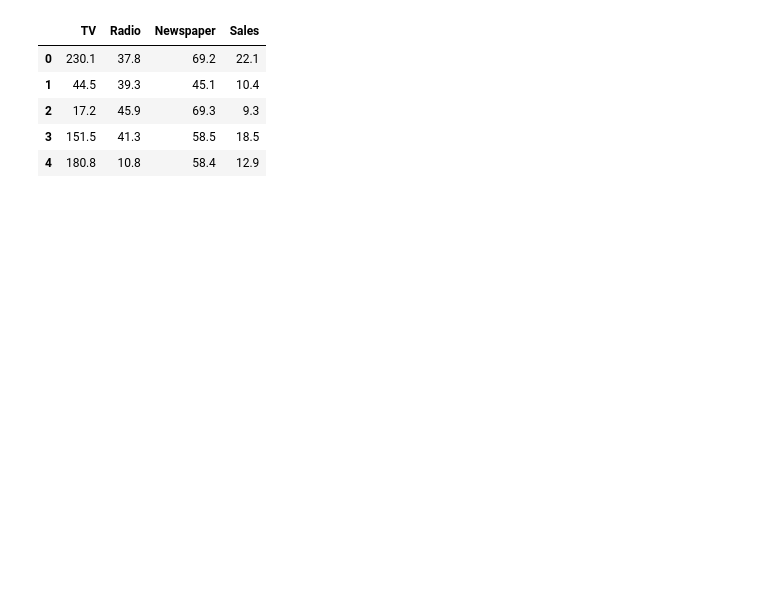
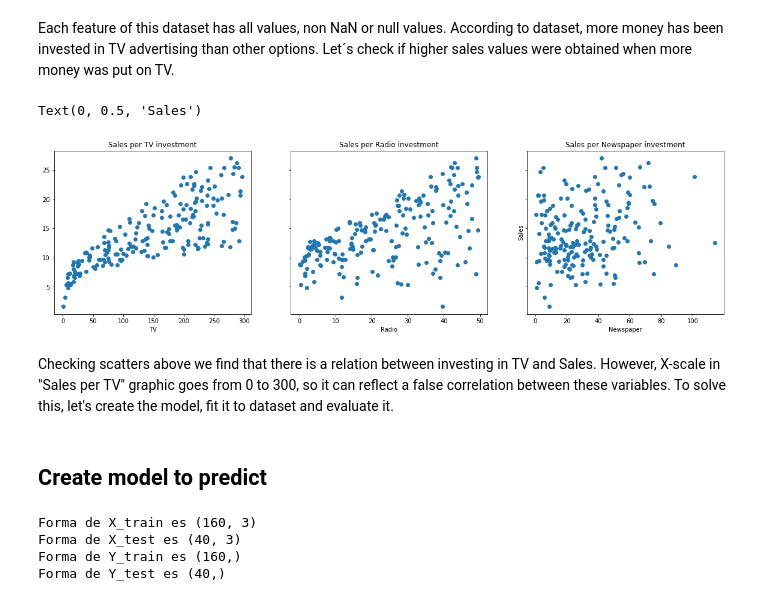
Before and after one commit to jairo-deep-learning/advertising, a Jupyter notebook: Regresión lineal con Scikit learn.ipynb, the cells around one changed output. Cells and saved outputs as stored; diff of their text form; code cells hidden in the pictures; blank space fills up the shorter version.

```diff
--- a/Regresión lineal con Scikit learn.ipynb
+++ b/Regresión lineal con Scikit learn.ipynb
@@ -3,0 +15,3 @@ Tiene la ventaja de Hacer la selección de variables independientes que mejor mo
+# %%
+data = pd.read_csv("Advertising.csv")
+data.head()
@@ -4,3 +73,42 @@ Tiene la ventaja de Hacer la selección de variables independientes que mejor mo
+# %% [markdown]
+Each feature of this dataset has all values, non NaN or null values.
+According to dataset, more money has been invested in TV advertising than other options. Let´s check if higher sales values were obtained when more money was put on TV.
+# %%
+import matplotlib.pyplot as plt
+fig, (ax1, ax2, ax3) = plt.subplots(1,3,figsize=(20,5))
+plt.title("Sales per TV investment")
+ax1.scatter(data.TV,data.Sales)
+ax2.scatter(data.Radio,data.Sales)
+ax3.scatter(data.Newspaper,data.Sales)
+ax1.set(xlabel="TV")
+ax1.set_title("Sales per TV investment")
+ax2.set(xlabel="Radio")
+ax2.set_title("Sales per Radio investment")
+ax3.set(xlabel="Newspaper")
+ax3.set_title("Sales per Newspaper investment")
+ax1.label_outer()
+ax2.label_outer()
+ax3.label_outer()
+plt.ylabel("Sales")
+# %% [output]
+Text(0, 0.5, 'Sales')
+[figure, added]
+# %% [markdown]
+Checking scatters above we find that there is a relation between investing in TV and Sales. However, X-scale in "Sales per TV" graphic goes from 0 to 300, so it can reflect a false correlation between these variables. To solve this, let's create the model, fit it to dataset and evaluate it.
+# %% [markdown]
+## Create model to predict
+# %%
+from sklearn.model_selection import train_test_split
+X_train,X_test,Y_train,Y_test = train_test_split(data[["Radio","Newspaper","TV"]],data.Sales,test_size=0.2)
+print(f"Forma de X_train es {X_train.shape}")
+print(f"Forma de X_test es {X_test.shape}")
+print(f"Forma de Y_train es {Y_train.shape}")
+print(f"Forma de Y_test es {Y_test.shape}")
+# %% [output]
+Forma de X_train es (160, 3)
+Forma de X_test es (40, 3)
+Forma de Y_train es (160,)
+Forma de Y_test es (40,)
 # %%
 from sklearn.feature_selection import RFE
 from sklearn.svm import SVR
@@ -8,10 +114,0 @@ import pandas as pd
-# %%
-data = pd.read_csv("../Datasets/ads/Advertising.csv")
-data.head()
-# %% [output]
-|  | TV | Radio | Newspaper | Sales |
-| 0 | 230.1 | 37.8 | 69.2 | 22.1 |
-| 1 | 44.5 | 39.3 | 45.1 | 10.4 |
-| 2 | 17.2 | 45.9 | 69.3 | 9.3 |
-| 3 | 151.5 | 41.3 | 58.5 | 18.5 |
-| 4 | 180.8 | 10.8 | 58.4 | 12.9 |
```
Also changed, not shown: parts of 29 cells of this notebook.
